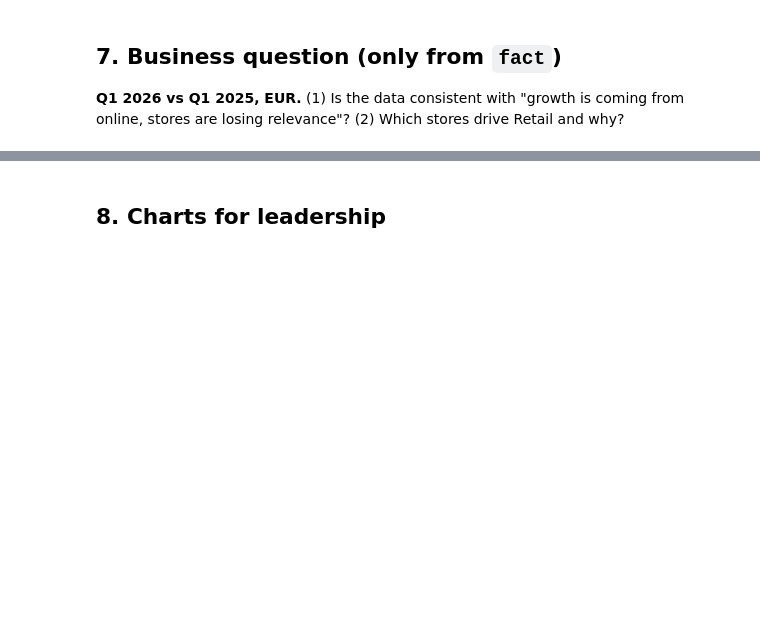
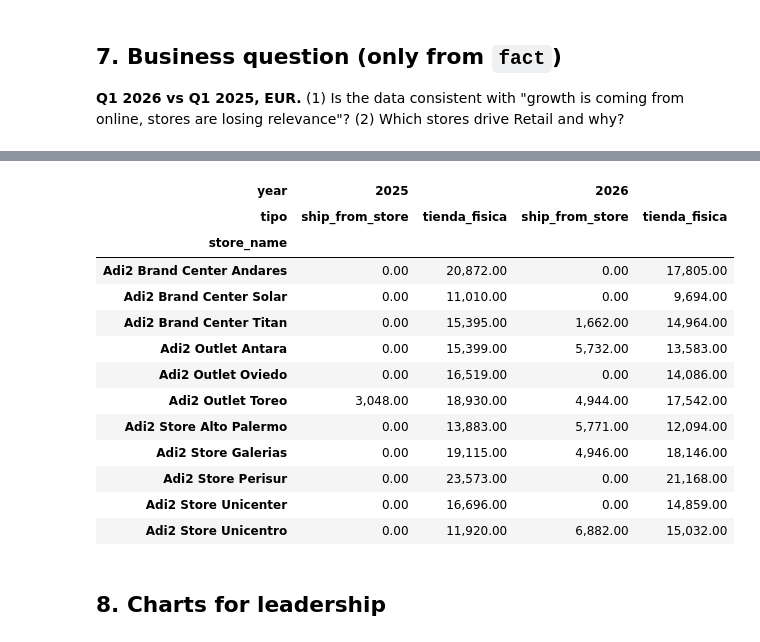
Before and after one commit to ShirleyRayo/ds_lam_dna_bc, a Jupyter notebook: Adi2_DE_case/adi2_case.ipynb, the cells around one changed output, grey strips where cells are left out. Saved outputs shown, nothing was run; the diff lists cells and outputs as text; code cells hidden in the pictures; blank space fills up the shorter version.

```diff
--- a/Adi2_DE_case/adi2_case.ipynb
+++ b/Adi2_DE_case/adi2_case.ipynb
@@ -255,3 +451,24 @@ display(stores_g.head(10)); display(stores_g.tail(10))
+# %%
+ret = q1[q1["channel"] == "RETAIL"].copy()
+ret["tipo"] = np.where(ret["fulfilled_by_store_flag"], "ship_from_store", "tienda_fisica")
+x = ret.pivot_table(index="store_name", columns=["year", "tipo"], values="net_sales_eur",
+                    aggfunc="sum", fill_value=0)
+display(x.round(0))
+# %% [output]
+| year | 2025 |  | 2026 |  |
+| tipo | ship_from_store | tienda_fisica | ship_from_store | tienda_fisica |
+| store_name |  |  |  |  |
+| Adi2 Brand Center Andares | 0.00 | 20,872.00 | 0.00 | 17,805.00 |
+| Adi2 Brand Center Solar | 0.00 | 11,010.00 | 0.00 | 9,694.00 |
+| Adi2 Brand Center Titan | 0.00 | 15,395.00 | 1,662.00 | 14,964.00 |
+| Adi2 Outlet Antara | 0.00 | 15,399.00 | 5,732.00 | 13,583.00 |
+| Adi2 Outlet Oviedo | 0.00 | 16,519.00 | 0.00 | 14,086.00 |
+| Adi2 Outlet Toreo | 3,048.00 | 18,930.00 | 4,944.00 | 17,542.00 |
+| Adi2 Store Alto Palermo | 0.00 | 13,883.00 | 5,771.00 | 12,094.00 |
+| Adi2 Store Galerias | 0.00 | 19,115.00 | 4,946.00 | 18,146.00 |
+| Adi2 Store Perisur | 0.00 | 23,573.00 | 0.00 | 21,168.00 |
+| Adi2 Store Unicenter | 0.00 | 16,696.00 | 0.00 | 14,859.00 |
+| Adi2 Store Unicentro | 0.00 | 11,920.00 | 6,882.00 | 15,032.00 |
 # %% [markdown]
 ## 8. Charts for leadership
 # %%
```
Also changed, not shown: parts of 20 cells of this notebook, 7 other files.
